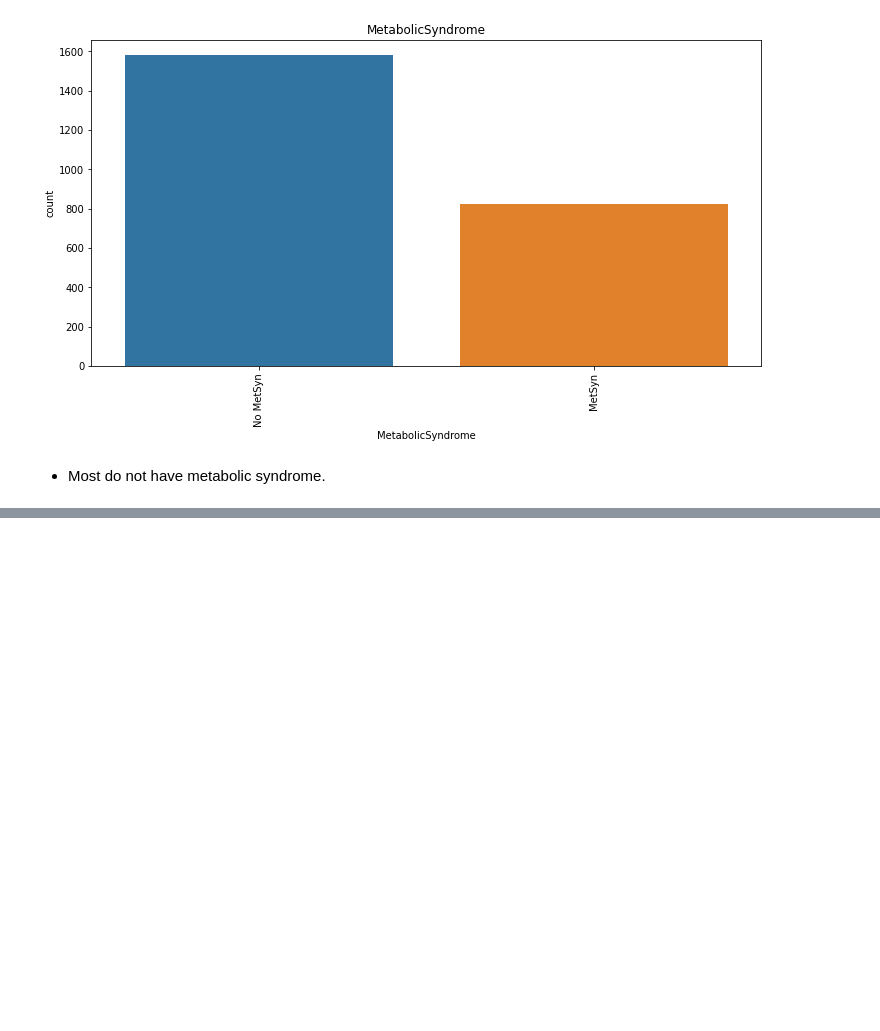
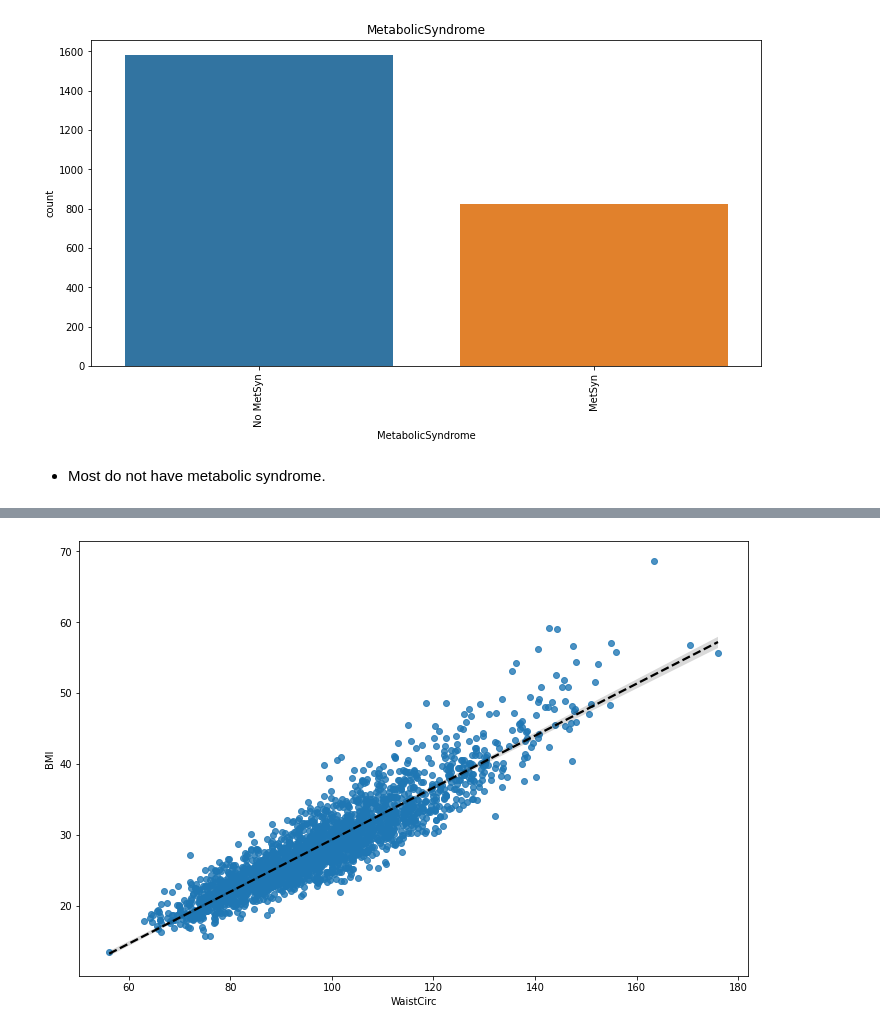
Before and after one commit to Beagan19/Classification-Metabolic-Syndrome-Prediction, a Jupyter notebook: Classification_Metabolic_Syndrome_Predictions.ipynb, the cells around one changed output, grey strips where cells are left out. Cells and saved outputs as stored; diff of their text form; code cells hidden in the pictures; blank space fills up the shorter version.

```diff
--- a/Classification_Metabolic_Syndrome_Predictions.ipynb
+++ b/Classification_Metabolic_Syndrome_Predictions.ipynb
@@ -634,0 +648,6 @@ plt.title('MetabolicSyndrome');
+# %%
+# regression plot for waist circumference and bmi
+plt.figure(figsize = (12, 8))
+sns.regplot(data = eda_df, x = 'WaistCirc', y = 'BMI', line_kws={'color': 'black', 'ls': '--'});
+# %% [output]
+[figure, added]
```
Also changed, not shown: parts of 35 cells of this notebook.
